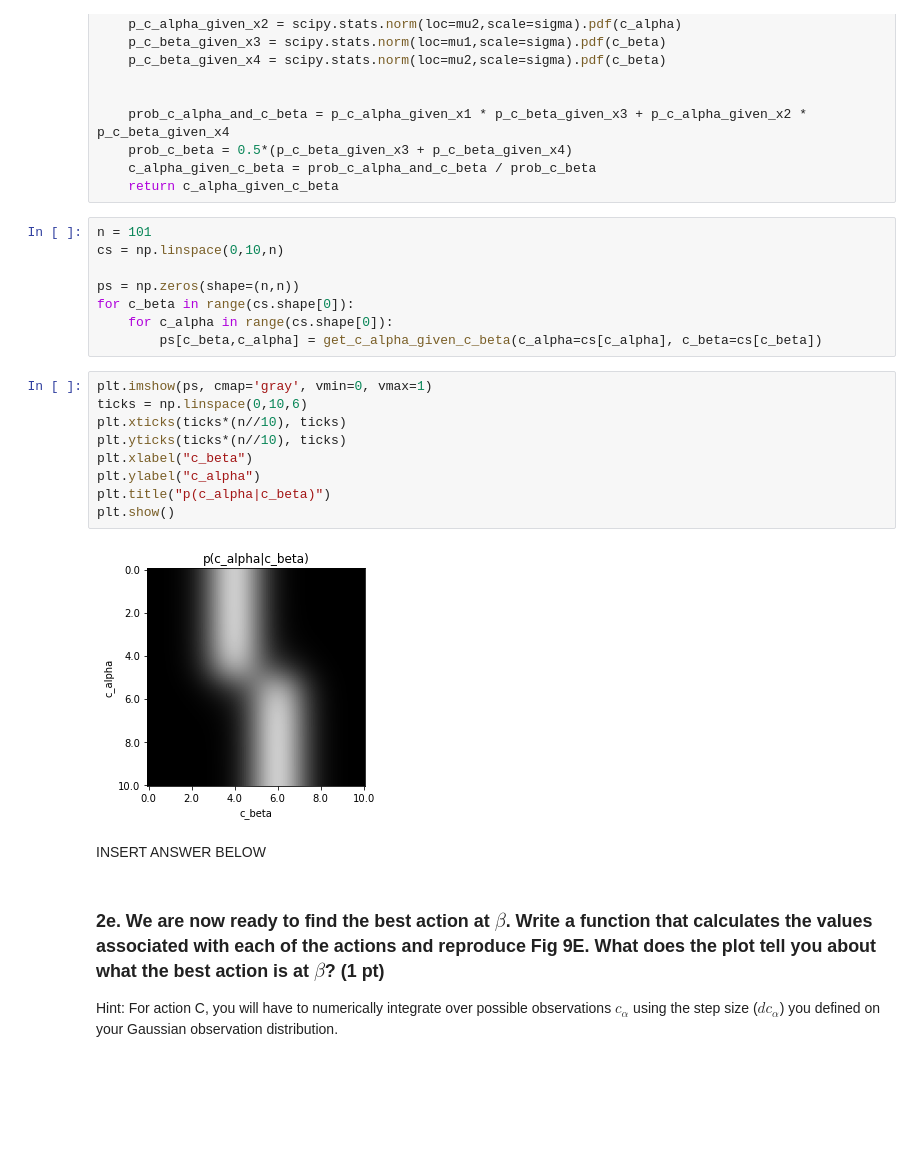
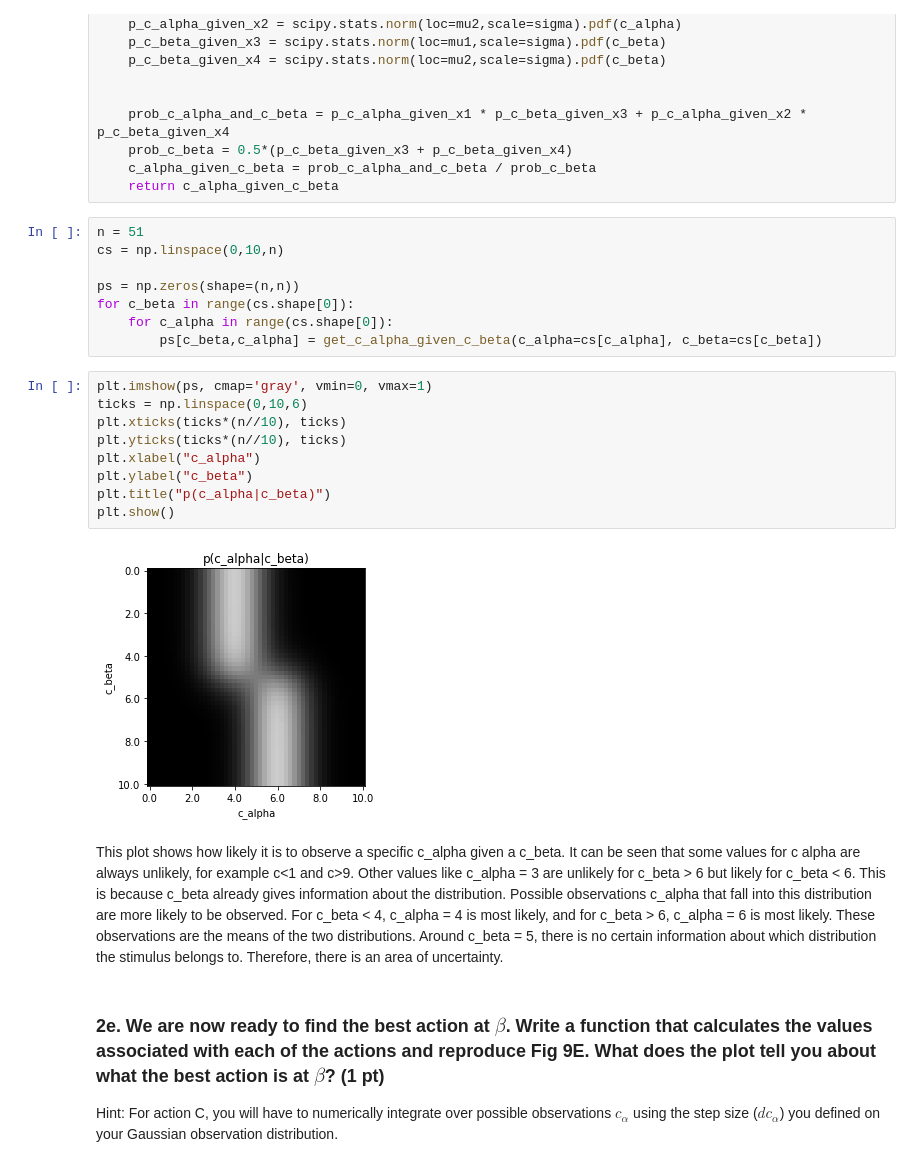
Before and after one commit to lolotta/Neural_Modeling, a Jupyter notebook: HW4/two_stage_Lotta_Piefke.ipynb, the cells around one changed output. Cells and saved outputs as stored; diff of their text form; blank space fills up the shorter version.

Commit message:
write answers

```diff
--- a/HW4/two_stage_FIRSTNAME_LASTNAME.ipynb
+++ b/HW4/two_stage_Lotta_Piefke.ipynb
@@ -152,7 +153,7 @@ def get_c_alpha_given_c_beta(c_alpha, c_beta):
     c_alpha_given_c_beta = prob_c_alpha_and_c_beta / prob_c_beta
     return c_alpha_given_c_beta
 # %%
-n = 101
+n = 51
 cs = np.linspace(0,10,n)
 
 ps = np.zeros(shape=(n,n))
@@ -162,16 +163,16 @@ for c_beta in range(cs.shape[0]):
 # %%
 plt.imshow(ps, cmap='gray', vmin=0, vmax=1)
 ticks = np.linspace(0,10,6)
 plt.xticks(ticks*(n//10), ticks)
 plt.yticks(ticks*(n//10), ticks)
-plt.xlabel("c_beta")
-plt.ylabel("c_alpha")
+plt.xlabel("c_alpha")
+plt.ylabel("c_beta")
 plt.title("p(c_alpha|c_beta)")
 plt.show()
 # %% [output]
-[figure, old version]
+[figure, new version]
-# %% [markdown]
-INSERT ANSWER BELOW
+# %% [markdown]
+This plot shows how likely it is to observe a specific c_alpha given a c_beta. It can be seen that some values for c alpha are always unlikely, for example c<1 and c>9. Other values like c_alpha = 3 are unlikely for c_beta > 6 but likely for c_beta < 6. This is because c_beta already gives information about the distribution. Possible observations c_alpha that fall into this distribution are more likely to be observed. For c_beta < 4, c_alpha = 4 is most likely, and for c_beta > 6, c_alpha = 6 is most likely. These observations are the means of the two distributions. Around c_beta = 5, there is no certain information about which distribution the stimulus belongs to. Therefore, there is an area of uncertainty.
 # %% [markdown]
 ### 2e. We are now ready to find the best action at $\beta$. Write a function that calculates the values associated with each of the actions and reproduce Fig 9E. What does the plot tell you about what the best action is at $\beta$? (1 pt)
 Hint: For action C, you will have to numerically integrate over possible observations ${c_{\alpha}}$ using the step size ($dc_{\alpha}$) you defined on your Gaussian observation distribution.
```
Also changed, not shown: parts of 10 cells of this notebook.
